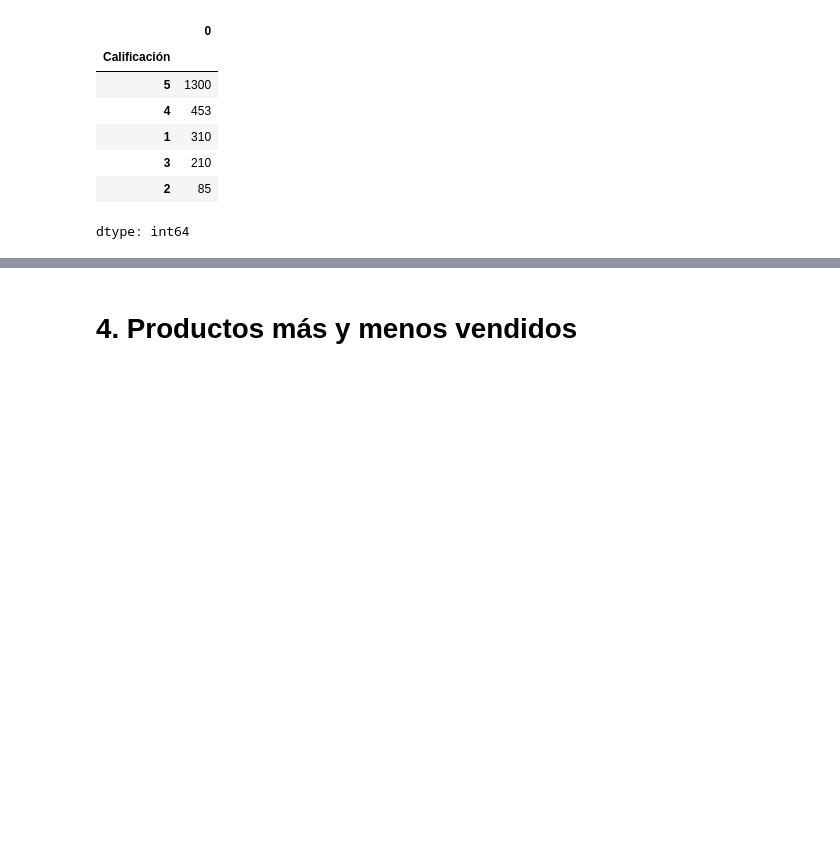
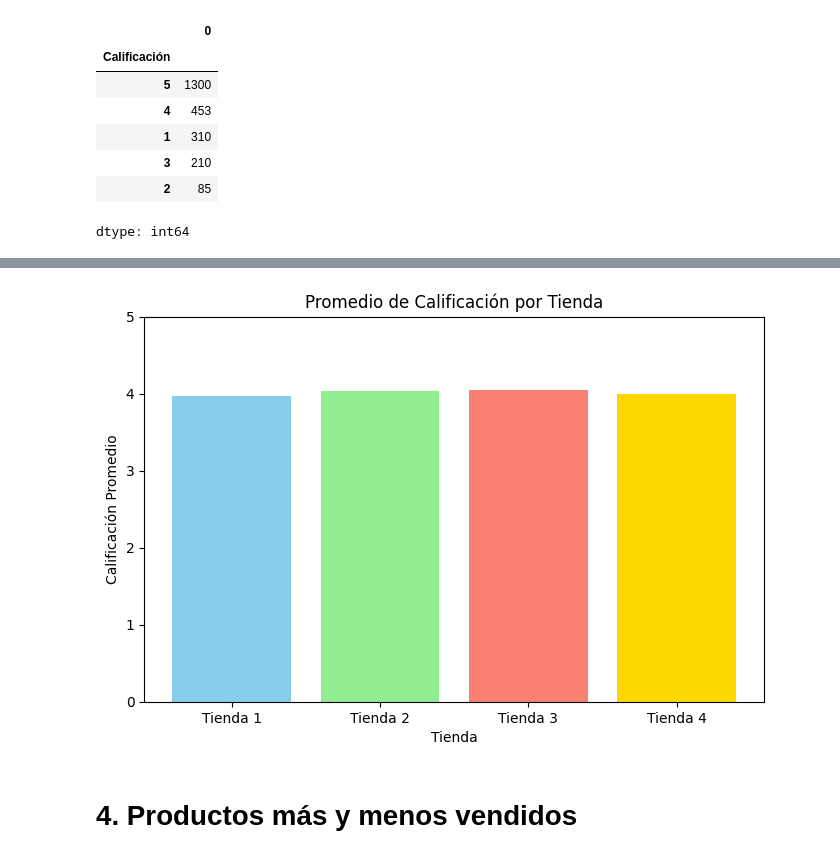
Before and after one commit to Gaby46Pe/challenge1-data-science-latam-gap, a Jupyter notebook: AluraStoreLatam.ipynb, the cells around one changed output, grey strips where cells are left out. Cells and saved outputs as stored; diff of their text form; code cells hidden in the pictures; blank space fills up the shorter version.

```diff
--- a/AluraStoreLatam.ipynb
+++ b/AluraStoreLatam.ipynb
@@ -497,3 +503,22 @@ dtype: int64
+# %%
+import matplotlib.pyplot as plt
+
+promedios_calificacion = {
+    'Tienda 1': tienda['Calificación'].mean(),
+    'Tienda 2': tienda2['Calificación'].mean(),
+    'Tienda 3': tienda3['Calificación'].mean(),
+    'Tienda 4': tienda4['Calificación'].mean()
+}
+
+plt.figure(figsize=(8, 5))
+plt.bar(promedios_calificacion.keys(), promedios_calificacion.values(), color=['skyblue', 'lightgreen', 'salmon', 'gold'])
+plt.title('Promedio de Calificación por Tienda')
+plt.xlabel('Tienda')
+plt.ylabel('Calificación Promedio')
+plt.ylim(0, 5) # Assuming a rating scale of 1-5
+plt.show()
+# %% [output]
+[figure, added]
 # %% [markdown]
 # 4. Productos más y menos vendidos
 # %%
```
Also changed, not shown: parts of 25 cells of this notebook.
